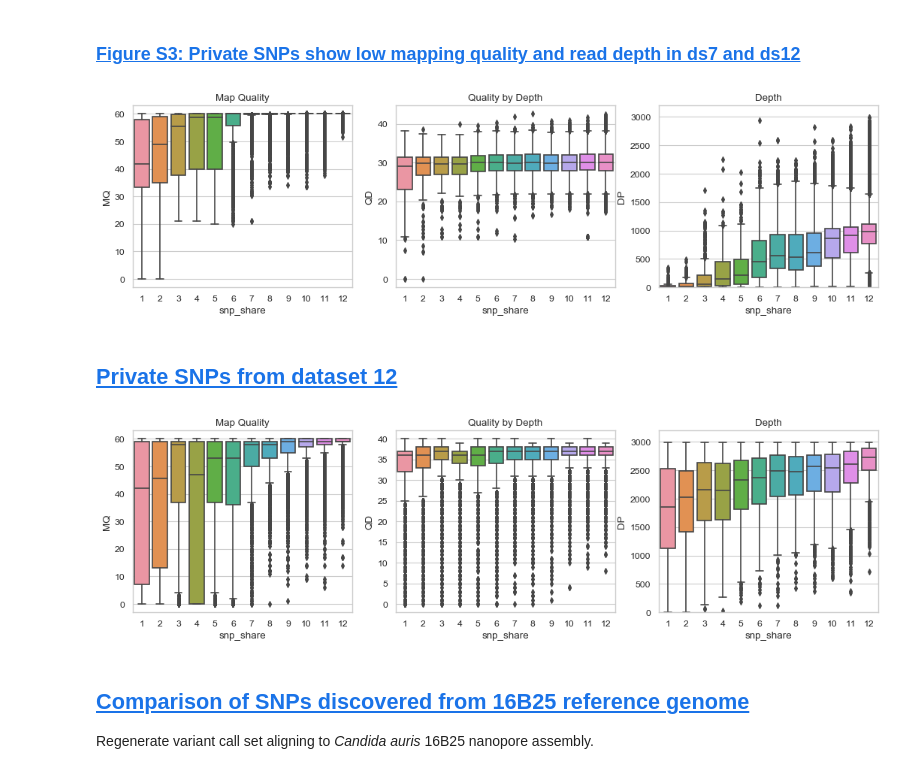
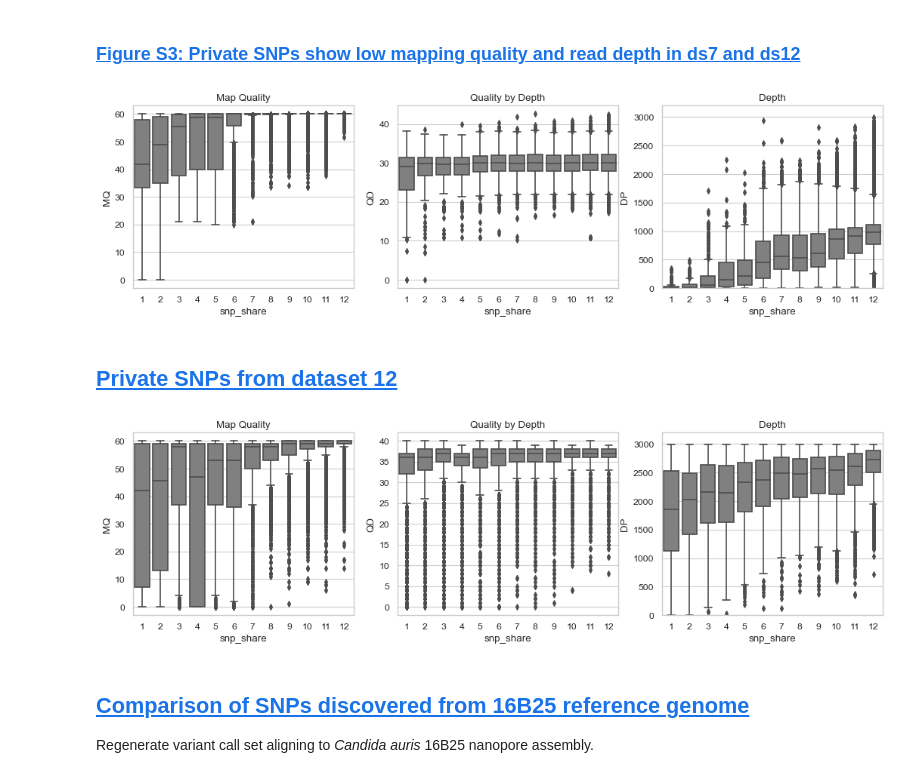
Before and after one commit to broadinstitute/isham_wgs, a Jupyter notebook: analysis.ipynb, the cells around one changed output. Saved outputs shown, nothing was run; the diff lists cells and outputs as text; code cells hidden in the pictures.

```diff
--- a/analysis.ipynb
+++ b/analysis.ipynb
@@ -778,17 +787,17 @@ fig=plt.figure(figsize=(16, 4), dpi=80, facecolor='w', edgecolor='k')
 
 sns.set(style="whitegrid")
 plt.subplot(1,3,1)
-ax = sns.boxplot(x='snp_share', y='MQ', data=ds7)
+ax = sns.boxplot(x='snp_share', y='MQ', data=ds7, color='grey')
 plt.title('Map Quality')
 
 plt.subplot(1,3,2)
 sns.set(style="whitegrid")
-ax = sns.boxplot(x='snp_share', y='QD', data=ds7)
+ax = sns.boxplot(x='snp_share', y='QD', data=ds7, color='grey')
 plt.title('Quality by Depth')
 
 plt.subplot(1,3,3)
 sns.set(style="whitegrid")
-ax = sns.boxplot(x='snp_share', y='DP', data=ds7[ds7.DP < 3000])
+ax = sns.boxplot(x='snp_share', y='DP', data=ds7[ds7.DP < 3000], color='grey')
 plt.ylim(0,3200)
 plt.title('Depth')
 
@@ -796,7 +805,7 @@ plt.show()
 
 fig.savefig('figs/FigureS3_1.pdf')
 # %% [output]
-[figure, old version]
+[figure, new version]
 # %% [markdown]
 ## <a name='PIL'>[Private SNPs from dataset 12](#TOP)</a>
 # %%
@@ -839,27 +848,27 @@ ds_priv = ds[ds.snp_share==1]
 # %%
 ### Generate barplot of MQ, DP, QD ###
 fig=plt.figure(figsize=(16, 4), dpi=80, facecolor='w', edgecolor='k')
 
 plt.subplot(1,3,1)
 sns.set(style="whitegrid")
-ax = sns.boxplot(x='snp_share', y='MQ', data=ds)
+ax = sns.boxplot(x='snp_share', y='MQ', data=ds, color='grey')
 plt.title('Map Quality')
 
 plt.subplot(1,3,2)
 sns.set(style="whitegrid")
-ax = sns.boxplot(x='snp_share', y='QD', data=ds)
+ax = sns.boxplot(x='snp_share', y='QD', data=ds, color='grey')
 plt.title('Quality by Depth')
 
 plt.subplot(1,3,3)
 sns.set(style="whitegrid")
-ax = sns.boxplot(x='snp_share', y='DP', data=ds[ds.DP < 3000])
+ax = sns.boxplot(x='snp_share', y='DP', data=ds[ds.DP < 3000], color='grey')
 plt.ylim(0,3200)
 plt.title('Depth')
 
 plt.show()
 fig.savefig('figs/FigureS3_2.pdf')
 # %% [output]
-[figure, old version]
+[figure, new version]
 # %% [markdown]
 ## <a name='EVAL'>[Comparison of SNPs discovered from 16B25 reference genome](#TOP)</a>
 Regenerate variant call set aligning to *Candida auris* 16B25 nanopore assembly.
```
Also changed, not shown: parts of 11 cells of this notebook, 14 other files.
